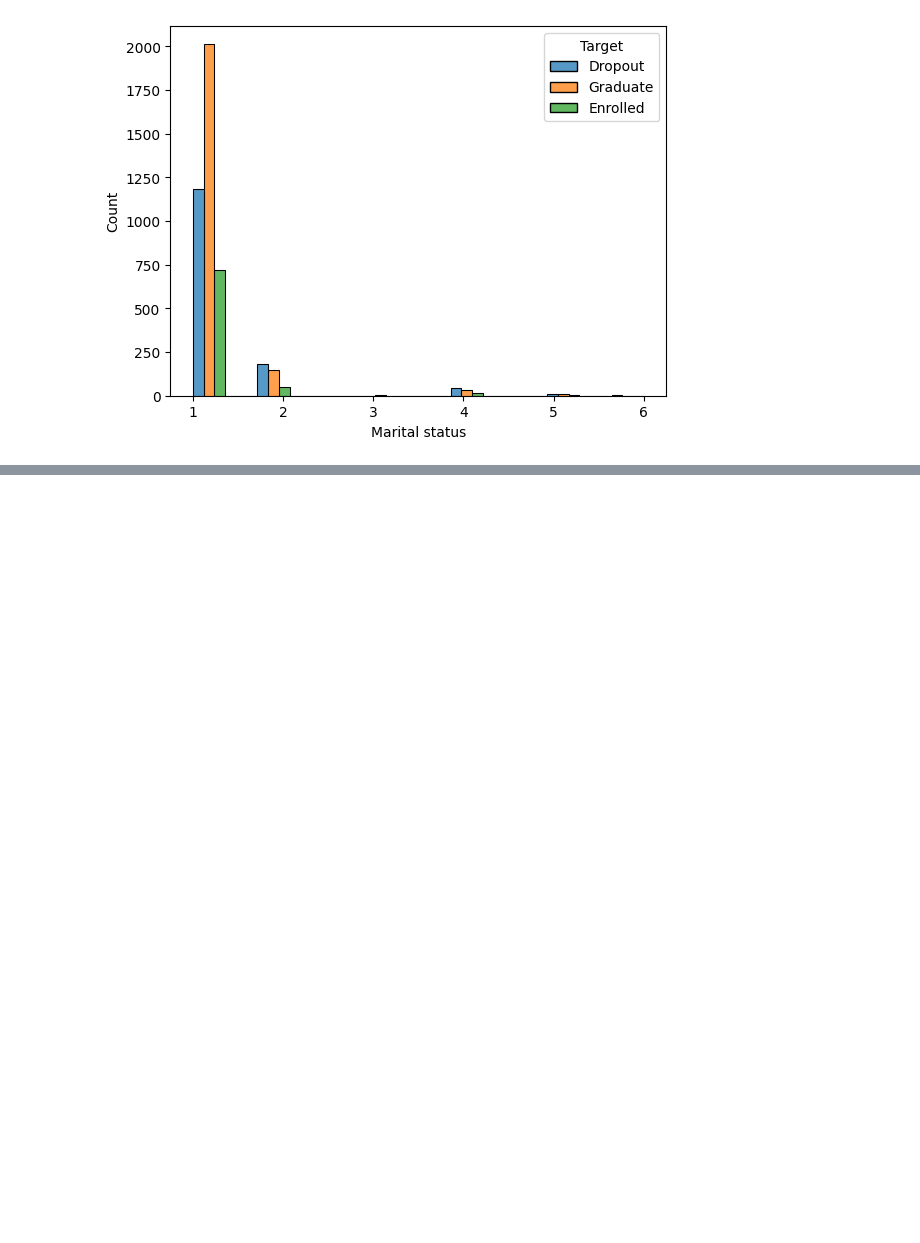
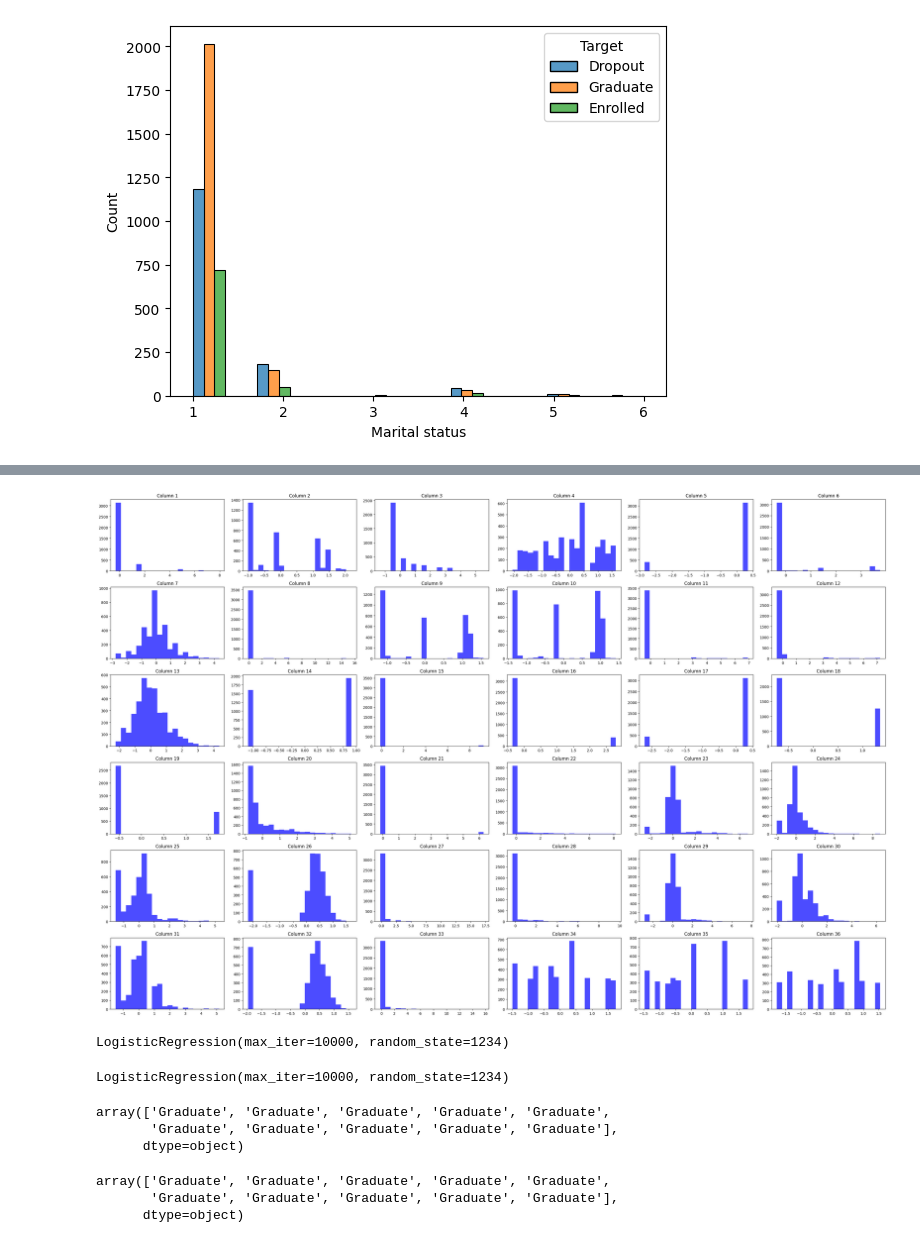
Before and after one commit to willshobwish/introducao-a-ciencia-de-dados, a Jupyter notebook: 2025-03-20 Regression.ipynb, the cells around one changed output, grey strips where cells are left out. Drawn from its saved outputs; the diff is of its cells as text; code cells hidden in the pictures; blank space fills up the shorter version.

```diff
--- a/2025-03-20 Regression.ipynb
+++ b/2025-03-20 Regression.ipynb
@@ -61,0 +76,37 @@ sns.histplot(data=df,x="Marital status",hue='Target',multiple="dodge")
+# %%
+X = df.iloc[:, :-1]  # All columns except the last one
+y = df.iloc[:, -1]   # Only the last column
+
+scaler = StandardScaler()
+# standart_x = scaler.fit_transform(X)
+x_train, x_test, y_train, y_test = train_test_split(X,y,test_size=0.2,random_state=1234)
+# x_train_standart, y_train, x_test_standart, y_test = train_test_split(X,y,test_size=0.2,random_state=1234)
+
+
+
+# x_train_standart, x_test, y_train, y_test_standart = train_test_split(scaler.fit_transform(X),y,test_size=0.2,random_state=1234)
+# %%
+x_standart = scaler.fit_transform(X=X)
+x_train_standart, x_test_standart, _, _ = train_test_split(x_standart,y,test_size=0.2,random_state=1234)
+# %%
+# display(x_train_standart)
+# Number of columns
+num_columns = x_train_standart.shape[1]
+
+# Create subplots for all columns
+fig, axes = plt.subplots(nrows=6, ncols=6, figsize=(30, 20))  # Adjust rows/cols as needed
+axes = axes.flatten()  # Flatten for easy iteration
+
+# Generate histogram for each column
+for i in range(num_columns):
+    axes[i].hist(x_train_standart[:, i], bins=20, color='blue', alpha=0.7)
+    axes[i].set_title(f'Column {i+1}')
+
+# Hide unused subplots if any
+for j in range(i+1, len(axes)):
+    axes[j].axis('off')
+
+plt.tight_layout()
+plt.show()
+# %% [output]
+[figure, added]
@@ -61,0 +116,8 @@ sns.histplot(data=df,x="Marital status",hue='Target',multiple="dodge")
+# %%
+lr.fit(X=x_train,y=y_train)
+# %% [output]
+LogisticRegression(max_iter=10000, random_state=1234)
+# %%
+lrs.fit(X=x_train_standart,y=y_train)
+# %% [output]
+LogisticRegression(max_iter=10000, random_state=1234)
@@ -61,0 +128,12 @@ sns.histplot(data=df,x="Marital status",hue='Target',multiple="dodge")
+# %%
+display(y_predict[:10:])
+# %% [output]
+array(['Graduate', 'Graduate', 'Graduate', 'Graduate', 'Graduate',
+       'Graduate', 'Graduate', 'Graduate', 'Graduate', 'Graduate'],
+      dtype=object)
+# %%
+display(y_predict_standart[:10:])
+# %% [output]
+array(['Graduate', 'Graduate', 'Graduate', 'Graduate', 'Graduate',
+       'Graduate', 'Graduate', 'Graduate', 'Graduate', 'Graduate'],
+      dtype=object)
```
Also changed, not shown: parts of 17 cells of this notebook, 1 other file.
